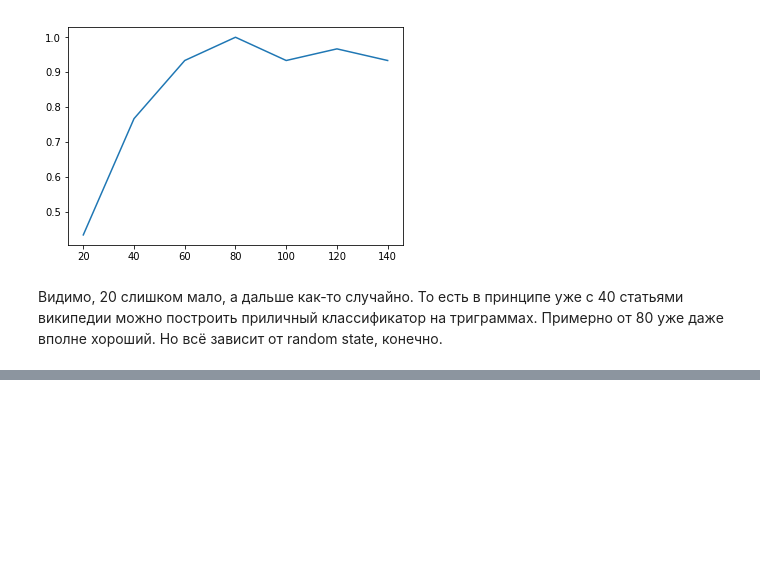
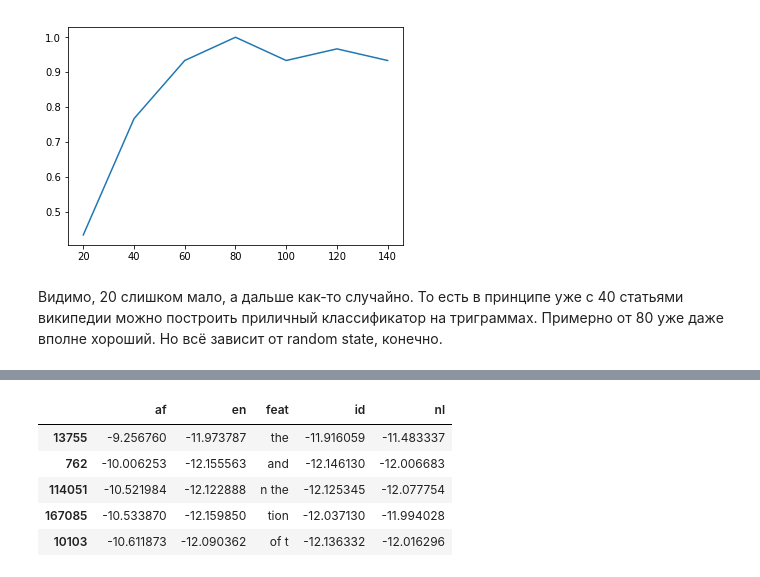
Before and after one commit to BasilisAndr/compling, a Jupyter notebook: langdetect_a_hw/langdetect_a_hw.ipynb, the cells around one changed output, grey strips where cells are left out. Saved outputs shown, nothing was run; the diff lists cells and outputs as text; code cells hidden in the pictures; blank space fills up the shorter version.

```diff
--- a/langdetect_a_hw/langdetect_a_hw.ipynb
+++ b/langdetect_a_hw/langdetect_a_hw.ipynb
@@ -198,0 +205,10 @@ plt.show()
+# %%
+vals = pd.DataFrame({'feat': vect.get_feature_names(), **{x: y for x, y in list(zip(langs, nb.feature_log_prob_))}})
+vals.sort_values('af', ascending=False).head()
+# %% [output]
+|  | af | en | feat | id | nl |
+| 13755 | -9.256760 | -11.973787 | the | -11.916059 | -11.483337 |
+| 762 | -10.006253 | -12.155563 | and | -12.146130 | -12.006683 |
+| 114051 | -10.521984 | -12.122888 | n the | -12.125345 | -12.077754 |
+| 167085 | -10.533870 | -12.159850 | tion | -12.037130 | -11.994028 |
+| 10103 | -10.611873 | -12.090362 | of t | -12.136332 | -12.016296 |
```
Also changed, not shown: parts of 11 cells of this notebook.
